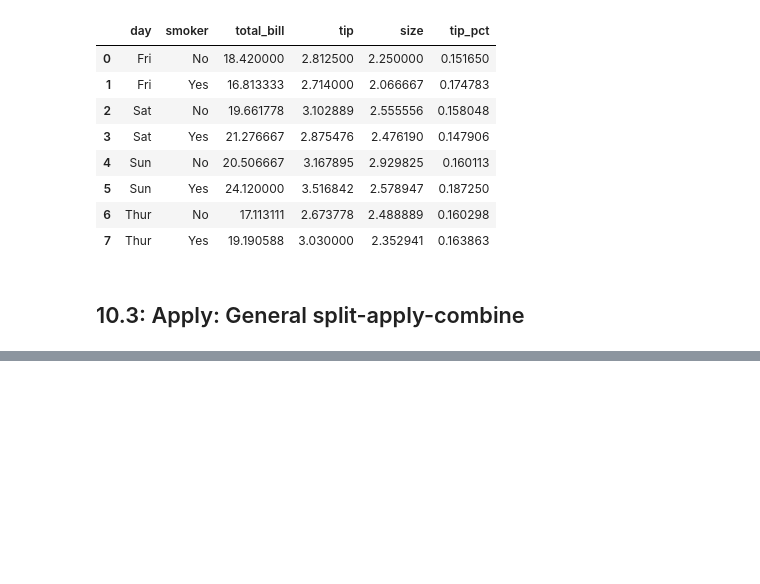
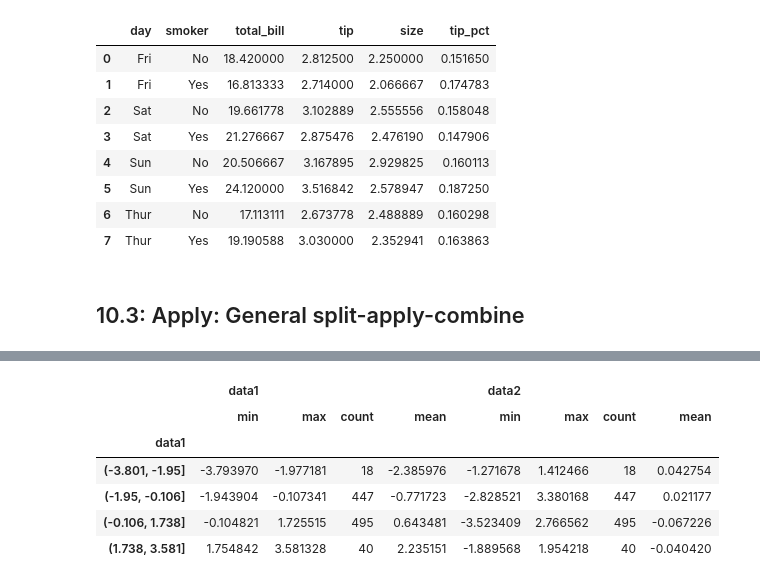
Before and after one commit to karimhbadr1/pydata-book, a Jupyter notebook: Karim/Ch10/Chapter10.ipynb, the cells around one changed output, grey strips where cells are left out. Saved outputs shown, nothing was run; the diff lists cells and outputs as text; code cells hidden in the pictures; blank space fills up the shorter version.

```diff
--- a/Karim/Ch10/Chapter10.ipynb
+++ b/Karim/Ch10/Chapter10.ipynb
@@ -741,0 +830,4 @@ grouped.mean(numeric_only=True)
+# %%
+frame=pd.DataFrame({"data1":np.random.standard_normal(1000),
+                    "data2":np.random.standard_normal(1000)})
+frame
@@ -741,0 +848,3 @@ grouped.mean(numeric_only=True)
+# %%
+quartiles=pd.cut(frame["data1"],4)
+quartiles
@@ -741,0 +865,3 @@ grouped.mean(numeric_only=True)
+# %%
+grouped=frame.groupby(quartiles)
+list(grouped)
@@ -741,0 +907,10 @@ grouped.mean(numeric_only=True)
+# %%
+grouped.agg(["min","max","count","mean"])
+# %% [output]
+|  | data1 |  |  |  | data2 |  |  |  |
+|  | min | max | count | mean | min | max | count | mean |
+| data1 |  |  |  |  |  |  |  |  |
+| (-3.801, -1.95] | -3.793970 | -1.977181 | 18 | -2.385976 | -1.271678 | 1.412466 | 18 | 0.042754 |
+| (-1.95, -0.106] | -1.943904 | -0.107341 | 447 | -0.771723 | -2.828521 | 3.380168 | 447 | 0.021177 |
+| (-0.106, 1.738] | -0.104821 | 1.725515 | 495 | 0.643481 | -3.523409 | 2.766562 | 495 | -0.067226 |
+| (1.738, 3.581] | 1.754842 | 3.581328 | 40 | 2.235151 | -1.889568 | 1.954218 | 40 | -0.040420 |
```
Also changed, not shown: parts of 58 cells of this notebook.
